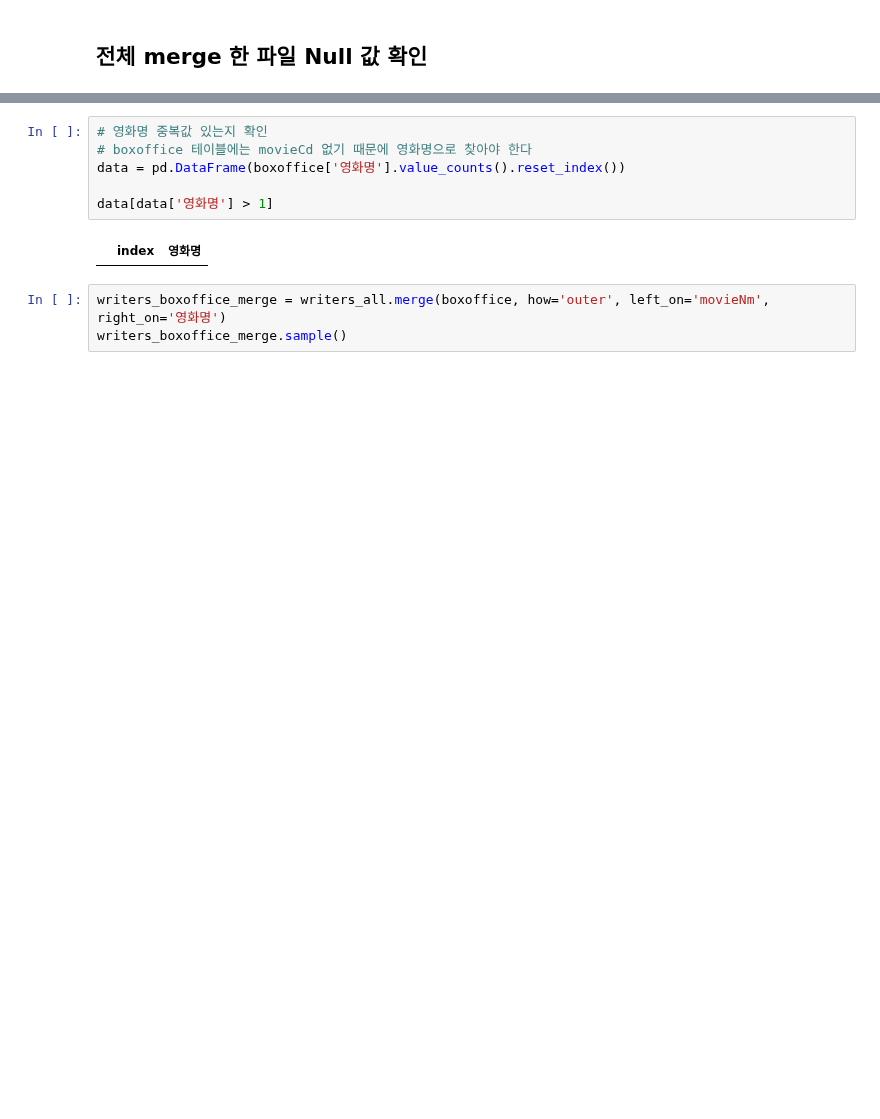
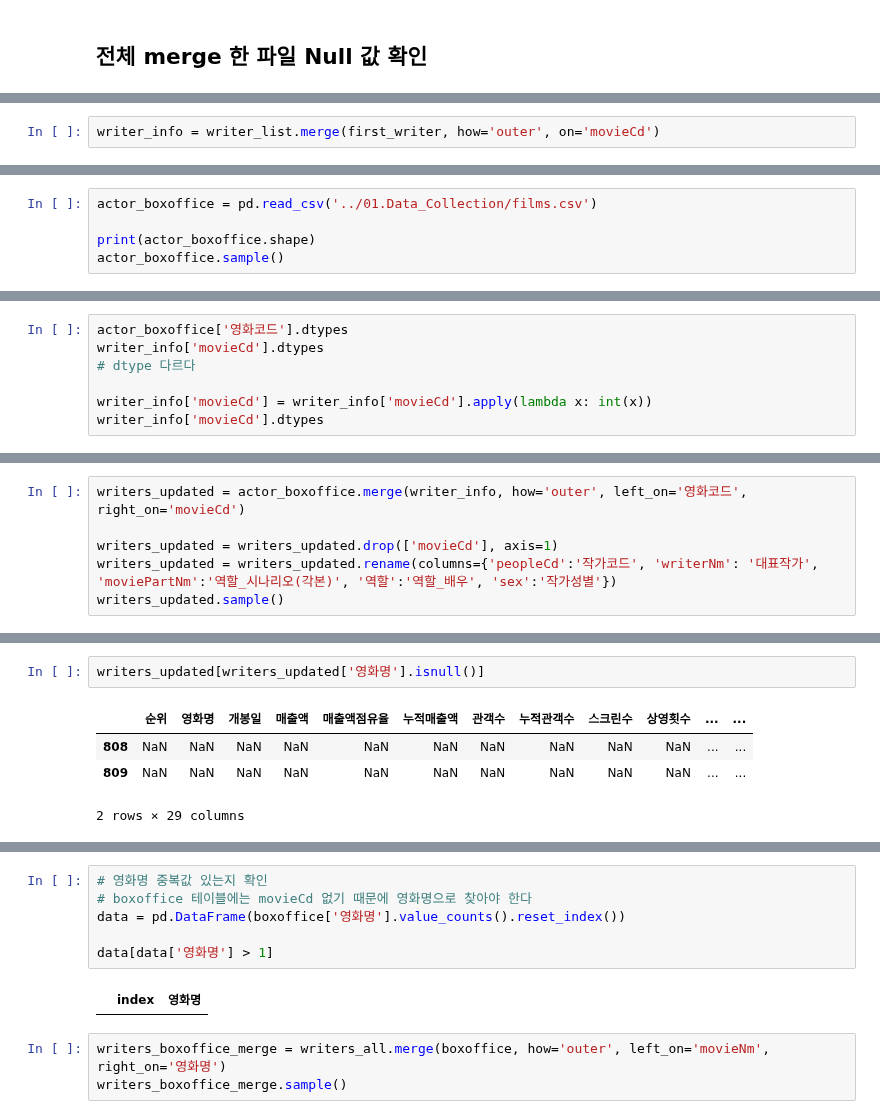
Before and after one commit to kim4pb/Female-led-Korean-Films, a Jupyter notebook: 02.EDA/Writer_EDA.ipynb, the cells around one changed output, grey strips where cells are left out. Cells and saved outputs as stored; diff of their text form; blank space fills up the shorter version.

```diff
--- a/02.EDA/Writer_EDA.ipynb
+++ b/02.EDA/Writer_EDA.ipynb
@@ -219,0 +271,2 @@ boxoffice.sample()
+# %%
+writer_info = writer_list.merge(first_writer, how='outer', on='movieCd')
@@ -219,0 +275,5 @@ boxoffice.sample()
+# %%
+actor_boxoffice = pd.read_csv('../01.Data_Collection/films.csv')
+
+print(actor_boxoffice.shape)
+actor_boxoffice.sample()
@@ -219,0 +293,7 @@ boxoffice.sample()
+# %%
+actor_boxoffice['영화코드'].dtypes
+writer_info['movieCd'].dtypes
+# dtype 다르다
+
+writer_info['movieCd'] = writer_info['movieCd'].apply(lambda x: int(x))
+writer_info['movieCd'].dtypes
@@ -219,0 +302,6 @@ boxoffice.sample()
+# %%
+writers_updated = actor_boxoffice.merge(writer_info, how='outer', left_on='영화코드', right_on='movieCd')
+
+writers_updated = writers_updated.drop(['movieCd'], axis=1)
+writers_updated = writers_updated.rename(columns={'peopleCd':'작가코드', 'writerNm': '대표작가', 'moviePartNm':'역할_시나리오(각본)', '역할':'역할_배우', 'sex':'작가성별'})
+writers_updated.sample()
@@ -219,0 +332,7 @@ boxoffice.sample()
+# %%
+writers_updated[writers_updated['영화명'].isnull()]
+# %% [output]
+|  | 순위 | 영화명 | 개봉일 | 매출액 | 매출액점유율 | 누적매출액 | 관객수 | 누적관객수 | 스크린수 | 상영횟수 | ... | ... |
+| 808 | NaN | NaN | NaN | NaN | NaN | NaN | NaN | NaN | NaN | NaN | ... | ... |
+| 809 | NaN | NaN | NaN | NaN | NaN | NaN | NaN | NaN | NaN | NaN | ... | ... |
+2 rows × 29 columns
```
Also changed, not shown: parts of 22 cells of this notebook, 1 other file.
